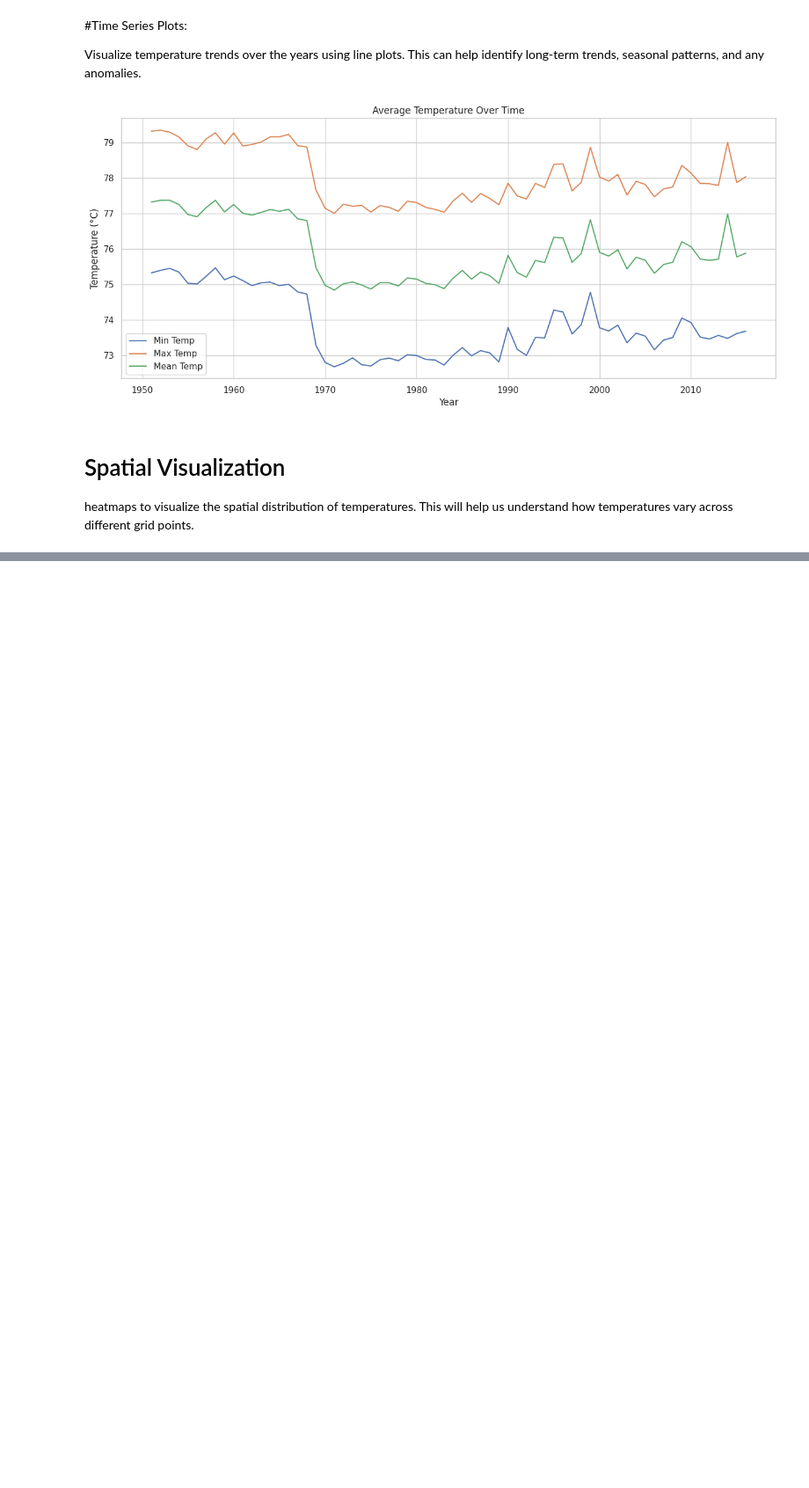
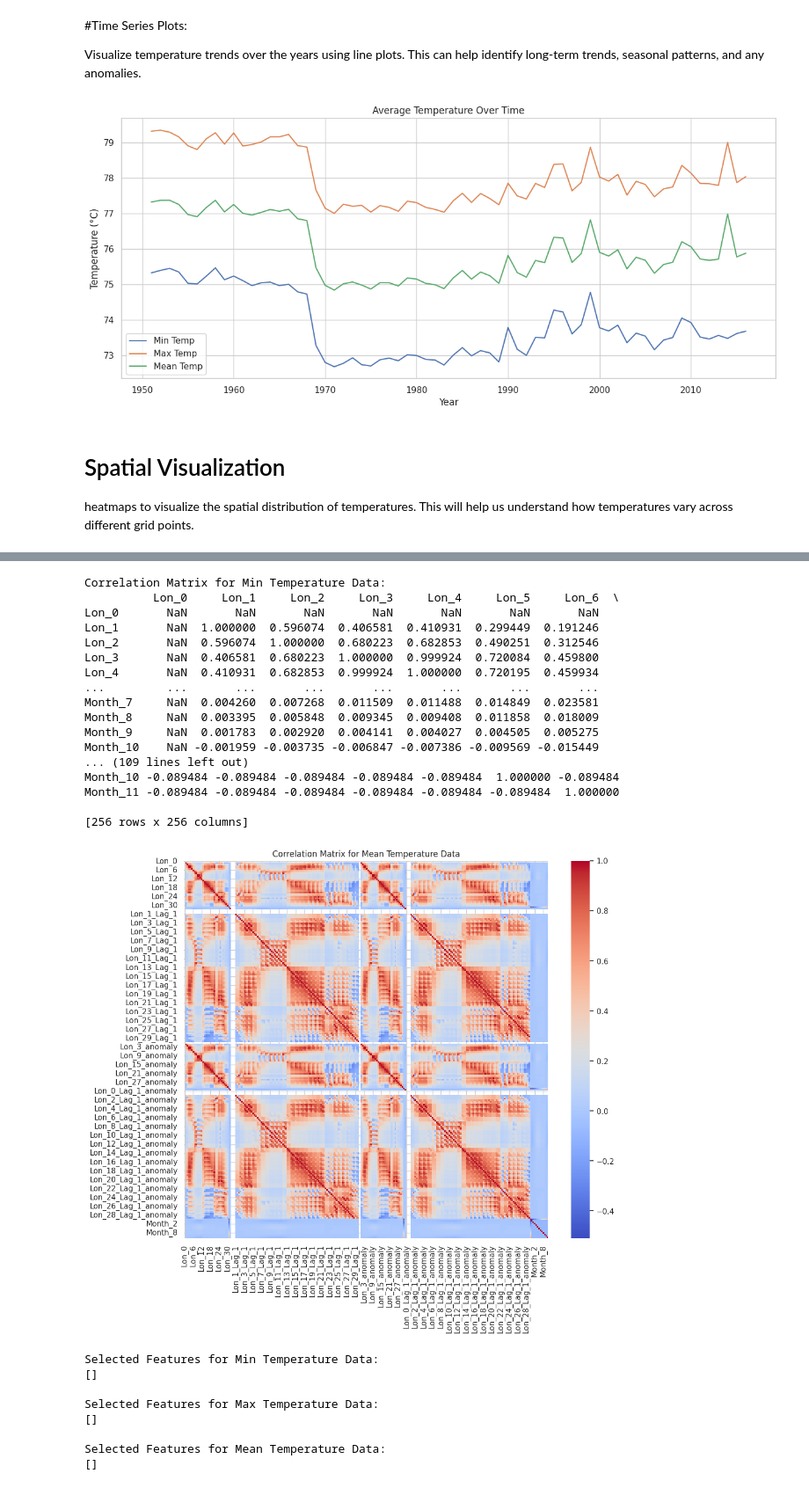
Before and after one commit to AkarshaNalupurakkal98/Temperature-Prediction-Using-Machine-Learning-Approaches-Over-Indian-Region, a Jupyter notebook: project.ipynb, the cells around one changed output, grey strips where cells are left out. Shown: that part at 88% size. Drawn from its saved outputs; the diff is of its cells as text; code cells hidden in the pictures; blank space fills up the shorter version.

```diff
--- a/project.ipynb
+++ b/project.ipynb
@@ -300,8 +336,9 @@ In this step, we will create additional features such as lagged features to capt
 # Creating lagged features for temperature data
 def create_lagged_features(data, lag=3):
     lagged_data = data.copy()
-    for i in range(1, lag+1):
-        lagged_data[f'Lag_{i}'] = data['Lon_0'].shift(i)
+    for col in data.columns[:-3]:  # Exclude 'Day', 'Year', and 'Month' columns
+        for i in range(1, lag+1):
+            lagged_data[f'{col}_Lag_{i}'] = data[col].shift(i)
     return lagged_data
 
 # Creating lagged features for Min, Max, and Mean temperature data
@@ -325,0 +491,71 @@ print(mean_temp_data_lagged.head())
+# %%
+# Import necessary library
+import seaborn as sns
+import matplotlib.pyplot as plt
+
+# Calculate the correlation matrix
+corr_matrix_min = min_temp_data_final.corr()
+corr_matrix_max = max_temp_data_final.corr()
+corr_matrix_mean = mean_temp_data_final.corr()
+
+# Display the correlation matrix for Min Temperature Data
+print("Correlation Matrix for Min Temperature Data:")
+print(corr_matrix_min)
+
+# Display the correlation matrix for Max Temperature Data
+print("\nCorrelation Matrix for Max Temperature Data:")
+print(corr_matrix_max)
+
+# Display the correlation matrix for Mean Temperature Data
+print("\nCorrelation Matrix for Mean Temperature Data:")
+print(corr_matrix_mean)
+
+# Visualize the correlation matrix for Mean Temperature Data (you can choose Min or Max as well)
+plt.figure(figsize=(12, 10))
+sns.heatmap(corr_matrix_mean, cmap='coolwarm', annot=False)
+plt.title('Correlation Matrix for Mean Temperature Data')
+plt.show()
+
+# Select features with high correlation with the target variable (Mean Temperature for example)
+target = 'Lon_0'  # Adjust according to your target column name (e.g., 'Mean_Temperature')
+corr_threshold = 0.1  # Example threshold, adjust as needed
+
+selected_features_min = corr_matrix_min[target][corr_matrix_min[target].abs() > corr_threshold].index.tolist()
+selected_features_max = corr_matrix_max[target][corr_matrix_max[target].abs() > corr_threshold].index.tolist()
+selected_features_mean = corr_matrix_mean[target][corr_matrix_mean[target].abs() > corr_threshold].index.tolist()
+
+print("\nSelected Features for Min Temperature Data:")
+print(selected_features_min)
+
+print("\nSelected Features for Max Temperature Data:")
+print(selected_features_max)
+
+print("\nSelected Features for Mean Temperature Data:")
+print(selected_features_mean)
+# %% [output]
+Correlation Matrix for Min Temperature Data:
+          Lon_0     Lon_1     Lon_2     Lon_3     Lon_4     Lon_5     Lon_6  \
+Lon_0       NaN       NaN       NaN       NaN       NaN       NaN       NaN
+Lon_1       NaN  1.000000  0.596074  0.406581  0.410931  0.299449  0.191246
+Lon_2       NaN  0.596074  1.000000  0.680223  0.682853  0.490251  0.312546
+Lon_3       NaN  0.406581  0.680223  1.000000  0.999924  0.720084  0.459800
+Lon_4       NaN  0.410931  0.682853  0.999924  1.000000  0.720195  0.459934
+...         ...       ...       ...       ...       ...       ...       ...
+Month_7     NaN  0.004260  0.007268  0.011509  0.011488  0.014849  0.023581
+Month_8     NaN  0.003395  0.005848  0.009345  0.009408  0.011858  0.018009
+Month_9     NaN  0.001783  0.002920  0.004141  0.004027  0.004505  0.005275
+Month_10    NaN -0.001959 -0.003735 -0.006847 -0.007386 -0.009569 -0.015449
+... (109 lines left out)
+Month_10 -0.089484 -0.089484 -0.089484 -0.089484 -0.089484  1.000000 -0.089484
+Month_11 -0.089484 -0.089484 -0.089484 -0.089484 -0.089484 -0.089484  1.000000
+
+[256 rows x 256 columns]
+[figure, added]
+Selected Features for Min Temperature Data:
+[]
+
+Selected Features for Max Temperature Data:
+[]
+
+Selected Features for Mean Temperature Data:
+[]
```
Also changed, not shown: parts of 40 cells of this notebook.
